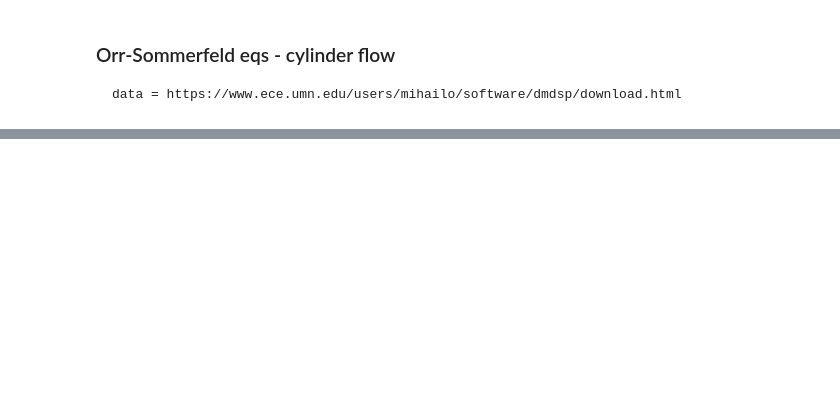
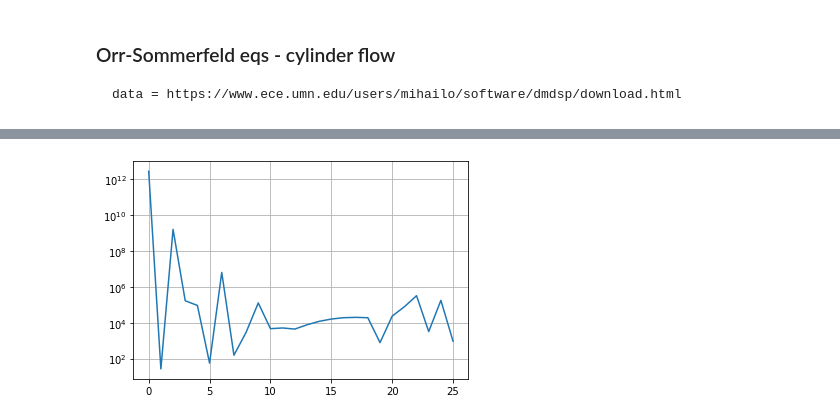
Before and after one commit to ela-d/DMD, a Jupyter notebook: Orr-Sommerfeld_example.ipynb, the cells around one changed output, grey strips where cells are left out. Cells and saved outputs as stored; diff of their text form; code cells hidden in the pictures; blank space fills up the shorter version.

```diff
--- a/Orr-Sommerfeld_example.ipynb
+++ b/Orr-Sommerfeld_example.ipynb
@@ -33,0 +86,7 @@ plt.show()
+# %%
+plt.plot(1/r)
+plt.yscale('log')
+plt.grid()
+plt.show()
+# %% [output]
+[figure, added]
```
Also changed, not shown: parts of 12 cells of this notebook.
